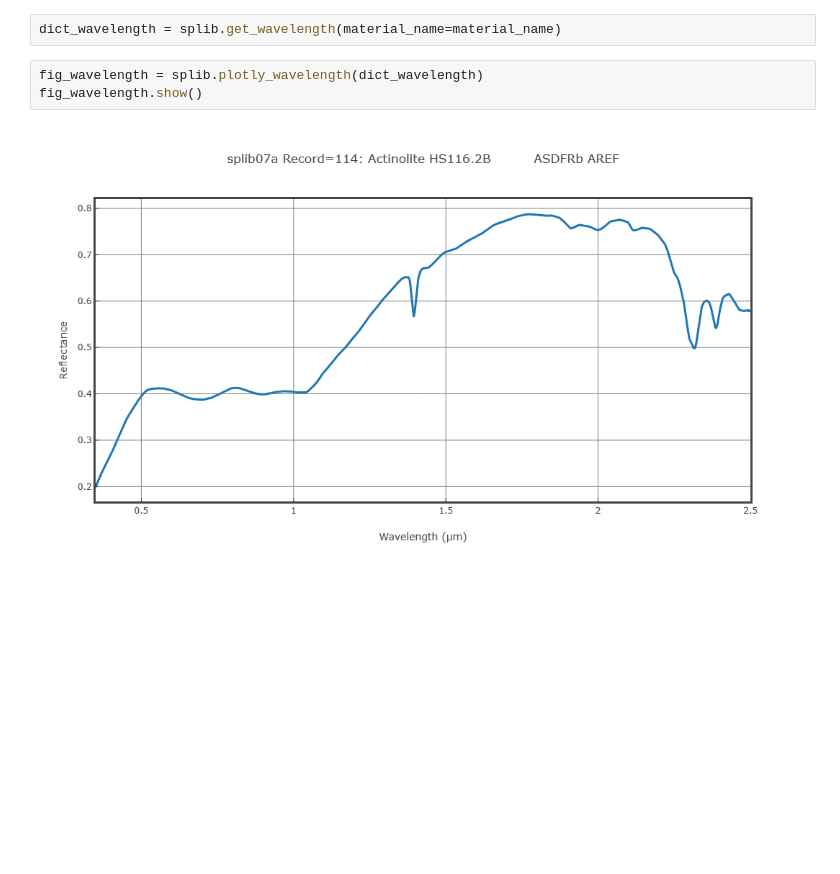
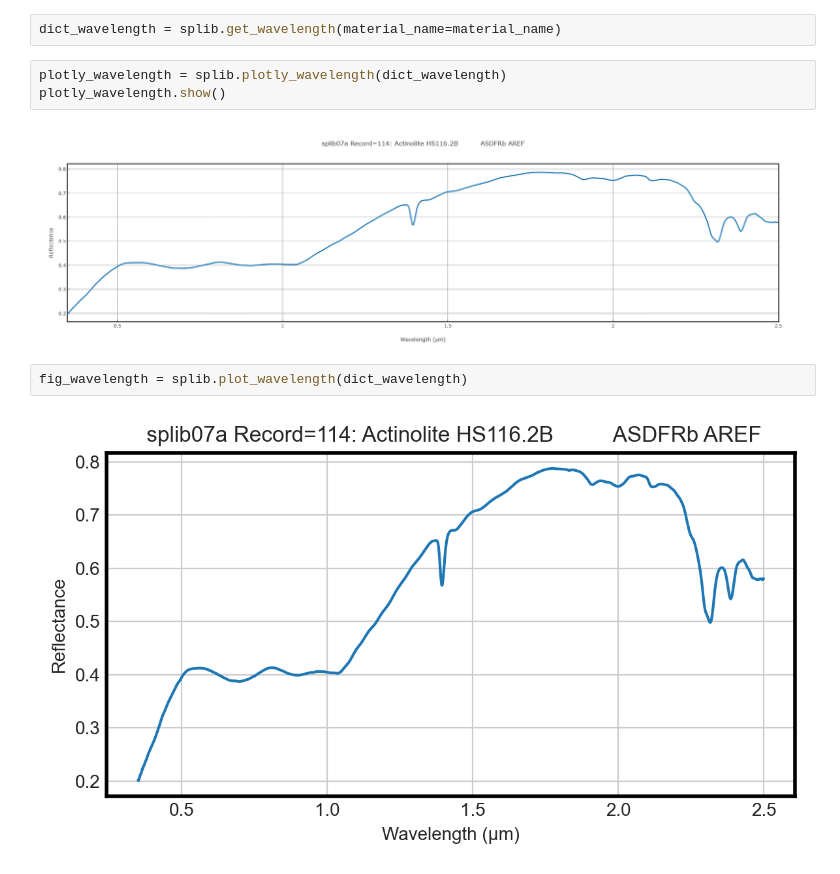
Before and after one commit to rpitchumani/usgs-spectral-library, a Jupyter notebook: USGS-Spectral-Library-001.ipynb, the cells around one changed output. Cells and saved outputs as stored; diff of their text form; blank space fills up the shorter version.

Commit message:
matplotlib figure added

```diff
--- a/USGS-Spectral-Library-001.ipynb
+++ b/USGS-Spectral-Library-001.ipynb
@@ -20,7 +21,11 @@ material_name = "Actinolite HS116.2B"
 # %%
 dict_wavelength = splib.get_wavelength(material_name=material_name)
 # %%
-fig_wavelength = splib.plotly_wavelength(dict_wavelength)
-fig_wavelength.show()
+plotly_wavelength = splib.plotly_wavelength(dict_wavelength)
+plotly_wavelength.show()
 # %% [output]
-[figure, old version]
+[figure, new version]
+# %%
+fig_wavelength = splib.plot_wavelength(dict_wavelength)
+# %% [output]
+[figure, added]
```
Also changed, not shown: parts of 2 cells of this notebook, 1 other file.
